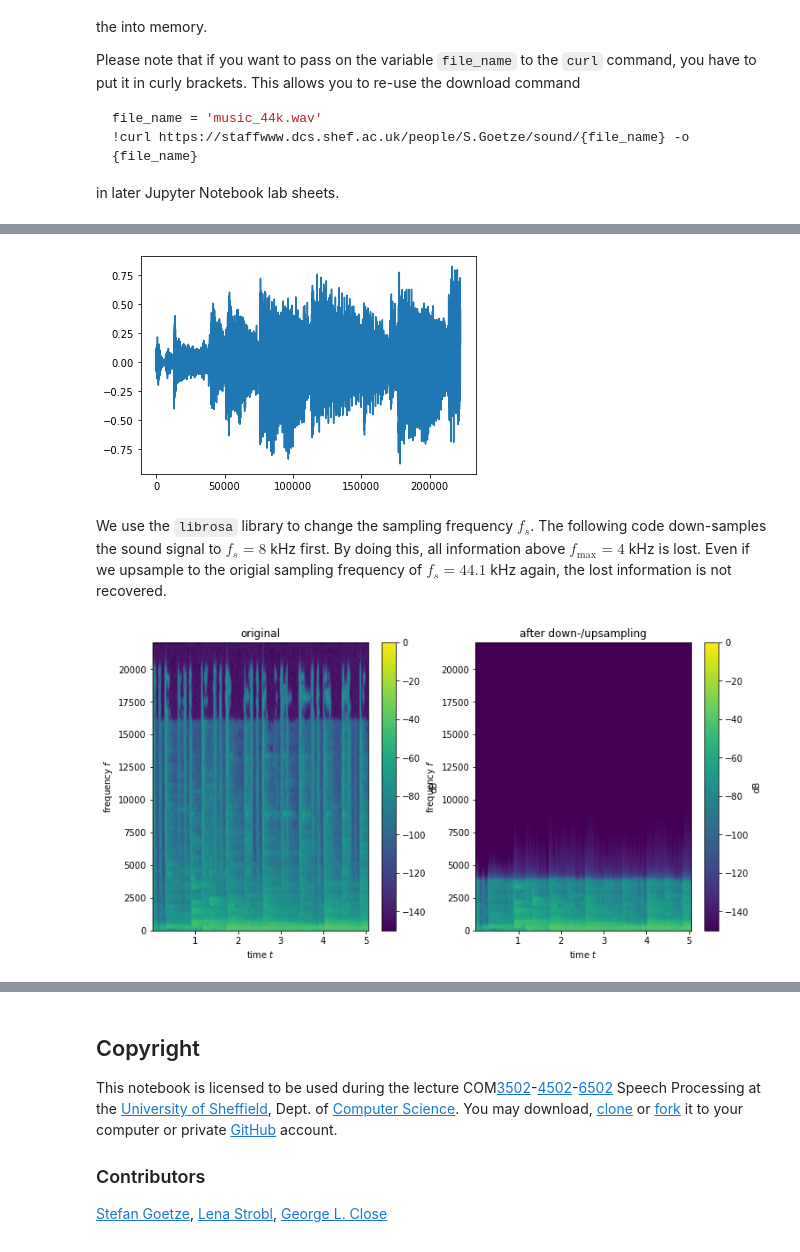
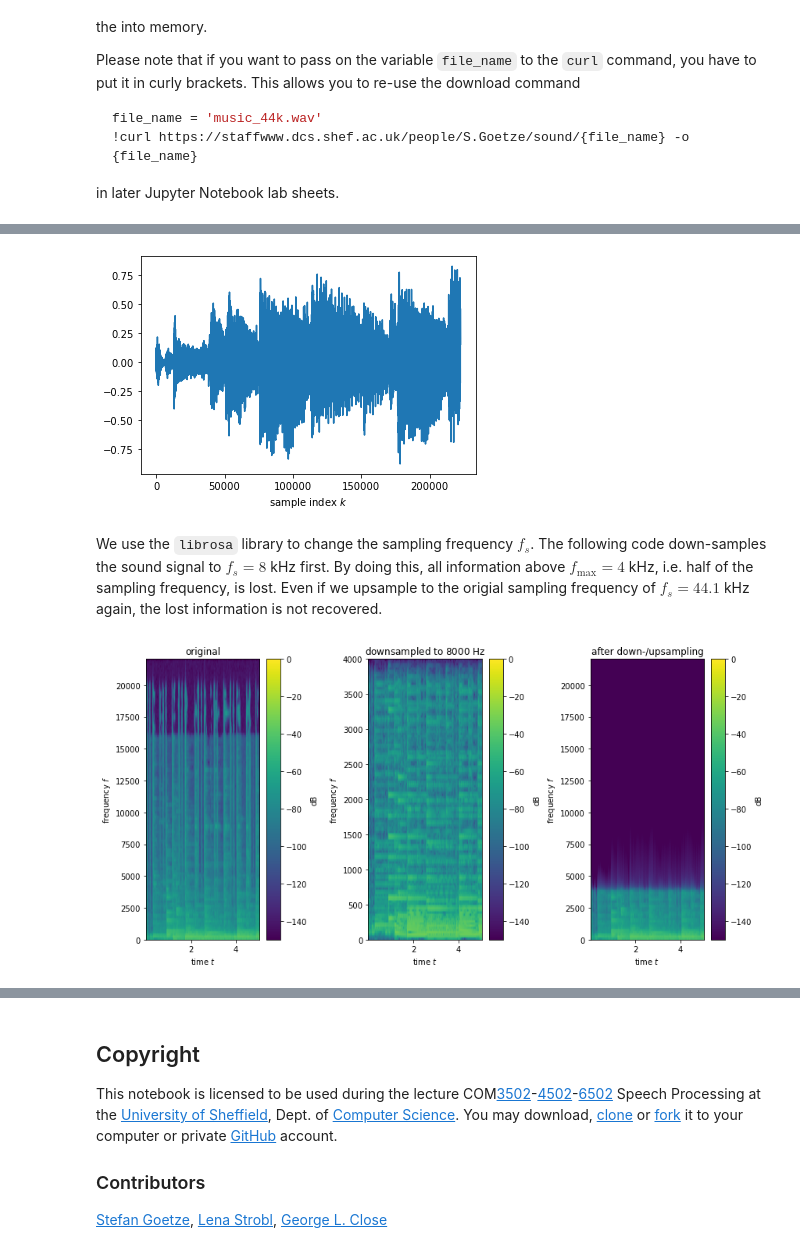
Before and after one commit to sap-shef/SpeechProcesssingLab, a Jupyter notebook: Lab-Sheet-Solutions/Lab-Sheet-2-Solution.ipynb, the cells around one changed output, grey strips where cells are left out. Saved outputs shown, nothing was run; the diff lists cells and outputs as text; code cells hidden in the pictures.

```diff
--- a/Lab-Sheet-Solutions/Lab-Sheet-2-Solution.ipynb
+++ b/Lab-Sheet-Solutions/Lab-Sheet-2-Solution.ipynb
@@ -486,10 +492,11 @@ The sampling frequency is 44100 Hz
 # %%
 # This is how our speech signal looks like
 plt.plot(mus_44k);
+plt.xlabel('sample index $k$');
 # %% [output]
-[figure, old version]
+[figure, new version]
 # %% [markdown]
-We use the `librosa` library to change the sampling frequency $f_s$. The following code down-samples the sound signal to $f_s=8$ kHz first. By doing this, all information above $f_{\mathrm{max}}=4$ kHz is lost. Even if we upsample to the origial sampling frequency of $f_s=44.1$ kHz again, the lost information is not recovered.
+We use the `librosa` library to change the sampling frequency $f_s$. The following code down-samples the sound signal to $f_s=8$ kHz first. By doing this, all information above $f_{\mathrm{max}}=4$ kHz, i.e. half of the sampling frequency, is lost. Even if we upsample to the origial sampling frequency of $f_s=44.1$ kHz again, the lost information is not recovered.
 # %%
 import librosa         # we will use the library librosa here for resampling
 
@@ -501,7 +508,7 @@ mus_44k_2 = librosa.resample(mus_8k, orig_sr=8000, target_sr=fs44); # resample t
 # visualise
 fig=plt.figure(figsize=(12,6)) # create a figure of size 12 x 6 inches
 
-plt.subplot(1,2,1)
+plt.subplot(1,3,1)
 plt.specgram(mus_44k, Fs=fs44);
 plt.title('original')
 plt.xlabel('time $t$')
@@ -510,7 +517,16 @@ plt.ylabel('frequency $f$')
 plt.colorbar(label='dB');
 plt.clim(-150,0)
 
-plt.subplot(1,2,2)
+plt.subplot(1,3,2)
+plt.specgram(mus_8k, Fs=8000);
+plt.title('downsampled to $8000$ Hz')
+plt.xlabel('time $t$')
+plt.ylabel('frequency $f$')
+
+plt.colorbar(label='dB');
+plt.clim(-150,0)
+
+plt.subplot(1,3,3)
 plt.specgram(mus_44k_2, Fs=fs44);
 plt.title('after down-/upsampling')
 plt.xlabel('time $t$')
@@ -518,6 +534,8 @@ plt.ylabel('frequency $f$')
 
 plt.colorbar(label='dB');
 plt.clim(-150,0)
+
+plt.tight_layout() # this command ensures that labelsdon't overlap
 # %% [output]
-[figure, old version]
+[figure, new version]
 # %% [markdown]
```
Also changed, not shown: parts of 15 cells of this notebook.
